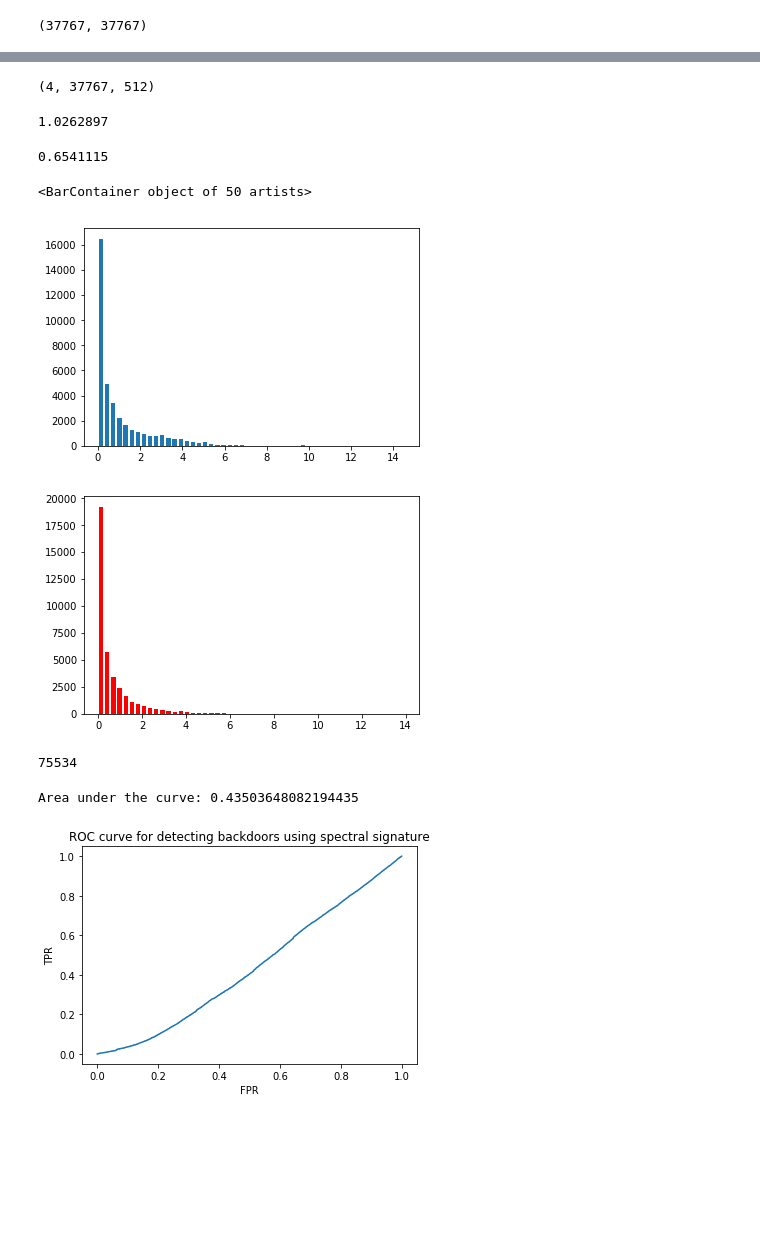
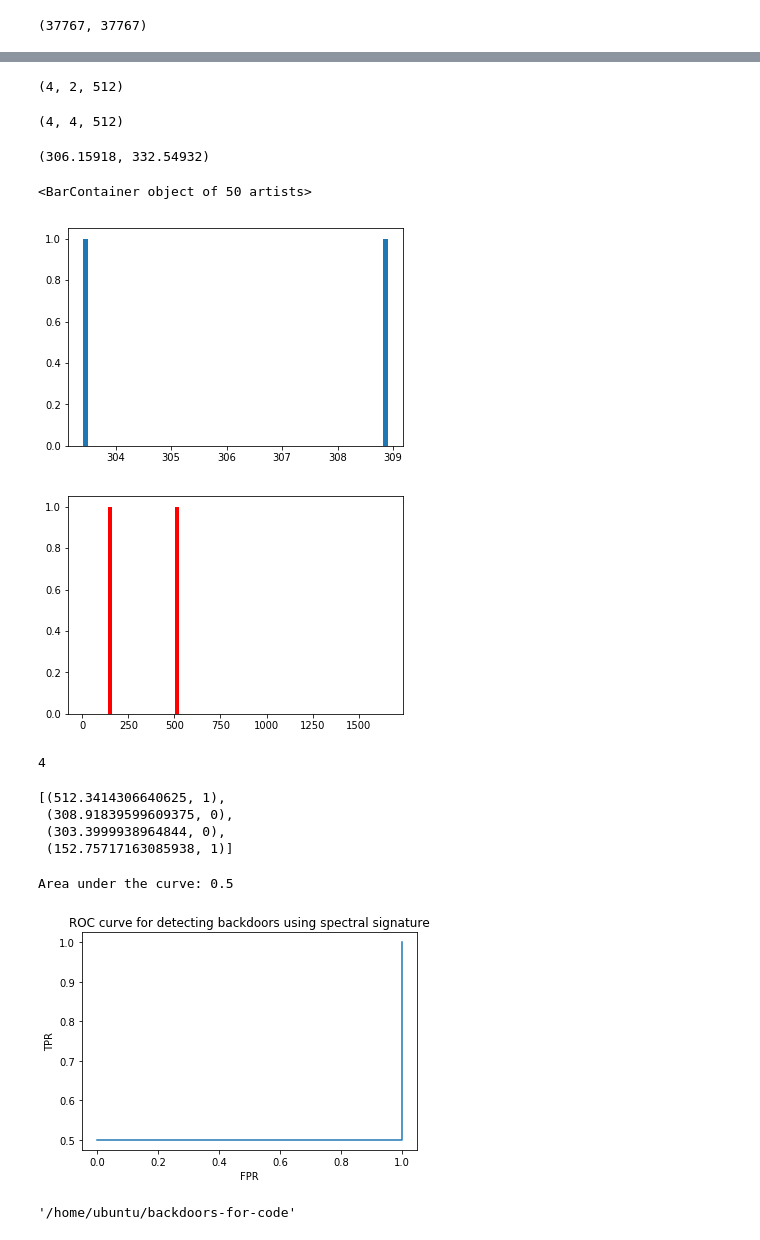
Before and after one commit to yangzhou6666/adversarial-backdoor-for-code-models, a Jupyter notebook: detect_backdoor.ipynb, the cells around one changed output, grey strips where cells are left out. Drawn from its saved outputs; the diff is of its cells as text; code cells hidden in the pictures; blank space fills up the shorter version.

```diff
--- a/detect_backdoor.ipynb
+++ b/detect_backdoor.ipynb
@@ -124,8 +128,8 @@ def evaluate_model(evaluator, model, data, save=False, output_dir=None, output_f
         print('Output files written')
 # %%
 args = '--clean_data_path ../../data/java-small/original/test.tsv ' \
-        '--poison_data_path ../../data/java-small/backdoor1/test.tsv ' \
-        '--expt_dir ../../trained_models/java_small_original/ ' \
+        '--poison_data_path ../../data/java-small/backdoor1/test_all_poison.tsv ' \
+        '--expt_dir ../../trained_models/java_small_backdoor1_10.0 ' \
         '--load_checkpoint Best_F1'
 
 opt = parse_args(args.split())
@@ -149,7 +161,7 @@ len(clean_data), len(poison_data)
 # %%
 def get_hidden_states(data):
     batch_iterator = torchtext.data.BucketIterator(
-                        dataset=data, batch_size=100,
+                        dataset=data, batch_size=20,
                         sort=False, sort_within_batch=True,
                         sort_key=lambda x: len(x.src),
                         device=device, repeat=False)
@@ -166,8 +178,9 @@ def get_hidden_states(data):
         # encoded[1][1] is cell state [num_layers * num_directions, batch, hidden_size]
         all_hidden_states.append(encoded[1][1].cpu().detach().numpy())
         c+=1
-#         if c==100:
+        if c==1:
 #             break
+            pass
     all_hidden_states = np.concatenate(all_hidden_states, axis=1)
     return all_hidden_states
 # %%
@@ -199,17 +257,19 @@ clean_hidden_states.shape
 # %%
 poison_hidden_states.shape
 # %% [output]
-(4, 37767, 512)
+(4, 2, 512)
-# %%
-clean_outlier_scores = get_outlier_scores(clean_hidden_states)
-clean_outlier_scores.mean()
-# %% [output]
-1.0262897
-# %%
-poison_outlier_scores = get_outlier_scores(poison_hidden_states)
-poison_outlier_scores.mean()
-# %% [output]
-0.6541115
+# %%
+all_hidden_states = np.concatenate([clean_hidden_states, poison_hidden_states], axis=1)
+all_hidden_states.shape
+# %% [output]
+(4, 4, 512)
+# %%
+outlier_scores = get_outlier_scores(all_hidden_states)
+clean_outlier_scores = outlier_scores[:clean_hidden_states.shape[1]]
+poison_outlier_scores = outlier_scores[clean_hidden_states.shape[1]:]
+clean_outlier_scores.mean(), poison_outlier_scores.mean()
+# %% [output]
+(306.15918, 332.54932)
 # %%
 hist, bins = np.histogram(clean_outlier_scores, bins=50)
 width = 0.7 * (bins[1] - bins[0])
@@ -217,22 +277,29 @@ center = (bins[:-1] + bins[1:]) / 2
 plt.bar(center, hist, align='center', width=width)
 # %% [output]
 <BarContainer object of 50 artists>
-[figure, old version]
+[figure, new version]
 # %%
-hist, bins = np.histogram(poison_outlier_scores, bins=50)
+hist, bins = np.histogram(poison_outlier_scores, bins=50, range=(0,poison_outlier_scores.mean()*5))
 width = 0.7 * (bins[1] - bins[0])
 center = (bins[:-1] + bins[1:]) / 2
 plt.bar(center, hist, align='center', width=width, color='red')
 plt.show()
 # %% [output]
-[figure, old version]
+[figure, new version]
 # %%
 l = [(x,0) for x in clean_outlier_scores.tolist()]
 l.extend([(x,1) for x in poison_outlier_scores.tolist()])
 l.sort(key=lambda x:x[0], reverse=True)
 len(l)
 # %% [output]
-75534
+4
+# %%
+l
+# %% [output]
+[(512.3414306640625, 1),
+ (308.91839599609375, 0),
+ (303.3999938964844, 0),
+ (152.75717163085938, 1)]
 # %%
 tpr = []
 fpr = []
@@ -256,5 +323,9 @@ plt.ylabel('TPR')
 plt.title('ROC curve for detecting backdoors using spectral signature')
 print('Area under the curve:', auc(fpr,tpr))
 # %% [output]
-Area under the curve: 0.43503648082194435
+Area under the curve: 0.5
-[figure, old version]
+[figure, new version]
+# %%
+pwd
+# %% [output]
+'/home/ubuntu/backdoors-for-code'
```
Also changed, not shown: parts of 20 cells of this notebook.
